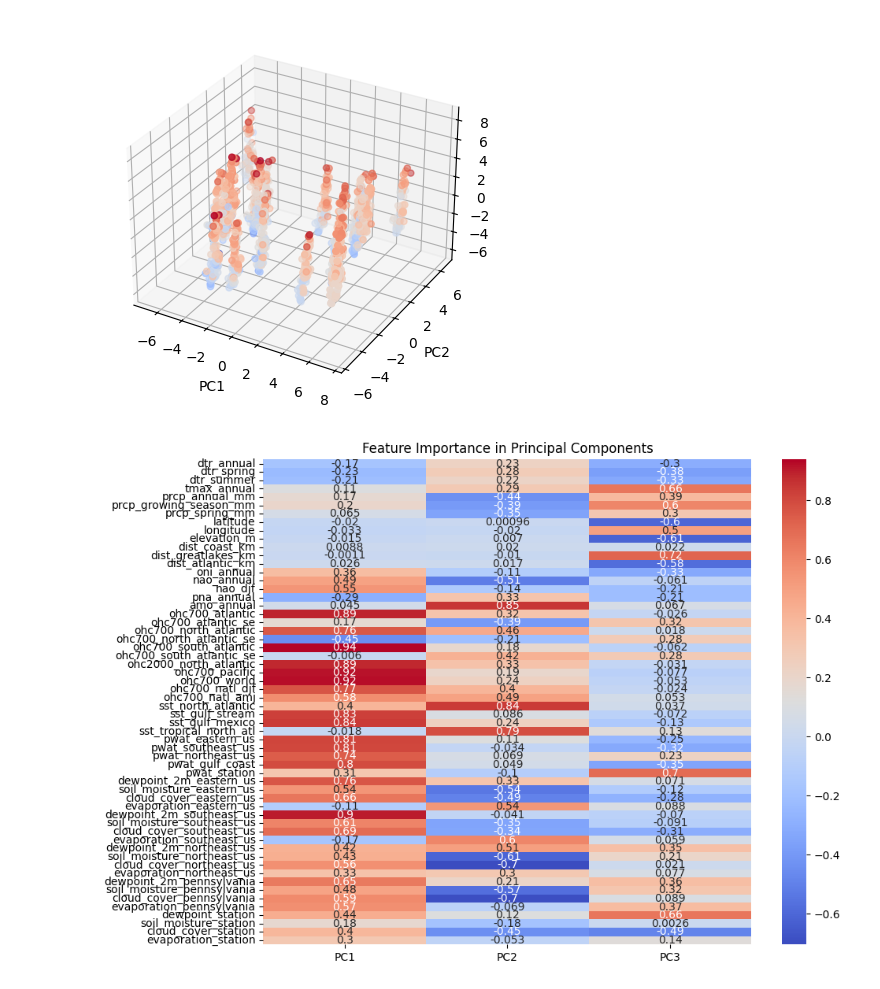
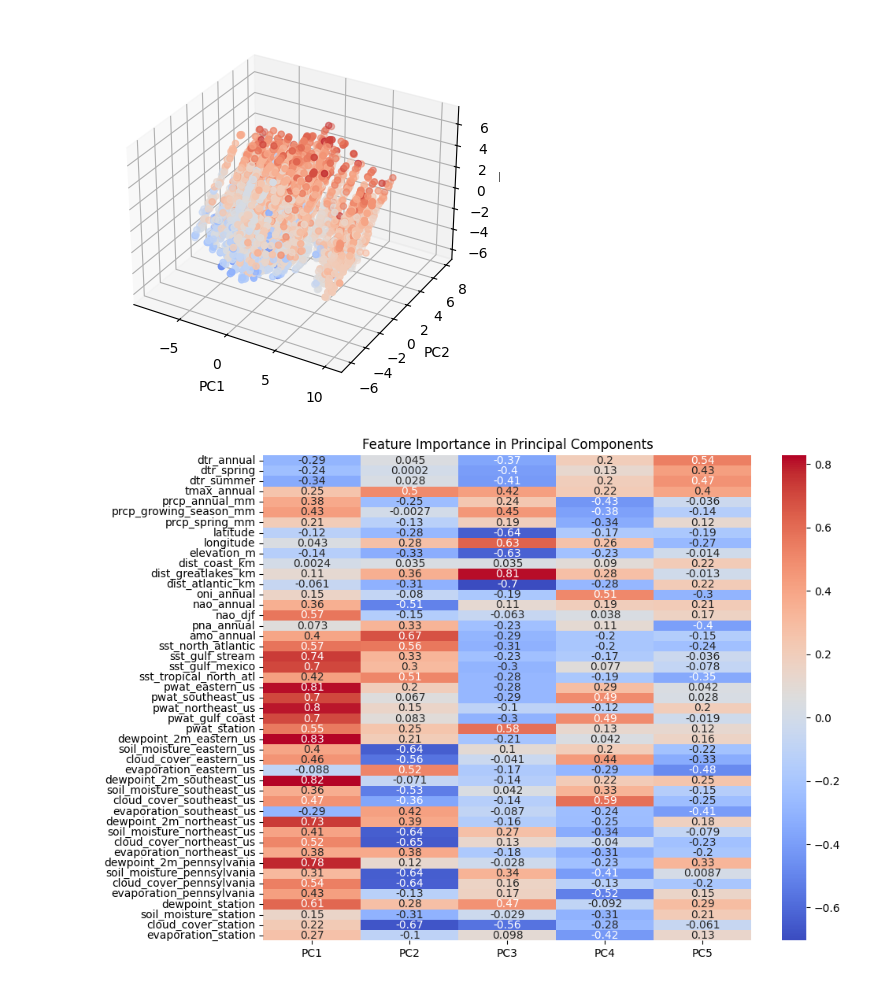
Before and after one commit to samjbaugh/reu26, a Jupyter notebook: Principal_Component_Analysis.ipynb, the cells around one changed output. Cells and saved outputs as stored; diff of their text form; code cells hidden in the pictures.

```diff
--- a/Principal_Component_Analysis.ipynb
+++ b/Principal_Component_Analysis.ipynb
@@ -8,24 +8,30 @@ from sklearn.linear_model import LinearRegression
 import matplotlib.pyplot as plt
 import seaborn as sns
 
-pa_gs = pd.read_csv('data/pa_data.csv').dropna()
-coastal_pa_stations = pa_gs[pa_gs['dist_atlantic_km']< 150]
-lakeside_pa_stations = pa_gs[pa_gs['dist_greatlakes_km']< 150]
-inland_pa_stations = pa_gs[pa_gs['dist_coast_km']>150]
+pa_gs = pd.read_csv('data/pa_data.csv')
 # %%
-X = pa_gs[['dtr_annual', 'dtr_spring', 'dtr_summer', 'tmax_annual', 'prcp_annual_mm', 'prcp_growing_season_mm',
+X = ['dtr_annual', 'dtr_spring', 'dtr_summer', 'tmax_annual', 'prcp_annual_mm', 'prcp_growing_season_mm',
     'prcp_spring_mm', 'latitude', 'longitude', 'elevation_m', 'dist_coast_km', 'dist_greatlakes_km', 'dist_atlantic_km',
-    'oni_annual', 'nao_annual', 'nao_djf', 'pna_annual', 'amo_annual', 'ohc700_atlantic', 'ohc700_atlantic_se',
-    'ohc700_north_atlantic', 'ohc700_north_atlantic_se', 'ohc700_south_atlantic', 'ohc700_south_atlantic_se',
-    'ohc2000_north_atlantic', 'ohc700_pacific', 'ohc700_world','ohc700_natl_djf', 'ohc700_natl_amj', 'sst_north_atlantic',
+    'oni_annual', 'nao_annual', 'nao_djf', 'pna_annual', 'amo_annual', 'sst_north_atlantic',
     'sst_gulf_stream', 'sst_gulf_mexico', 'sst_tropical_north_atl', 'pwat_eastern_us', 'pwat_southeast_us',
     'pwat_northeast_us', 'pwat_gulf_coast', 'pwat_station', 'dewpoint_2m_eastern_us', 'soil_moisture_eastern_us',
     'cloud_cover_eastern_us', 'evaporation_eastern_us', 'dewpoint_2m_southeast_us', 'soil_moisture_southeast_us',
     'cloud_cover_southeast_us', 'evaporation_southeast_us', 'dewpoint_2m_northeast_us', 'soil_moisture_northeast_us',
     'cloud_cover_northeast_us', 'evaporation_northeast_us', 'dewpoint_2m_pennsylvania', 'soil_moisture_pennsylvania',
     'cloud_cover_pennsylvania', 'evaporation_pennsylvania', 'dewpoint_station', 'soil_moisture_station',
-    'cloud_cover_station', 'evaporation_station']]
-y = pa_gs['growing_season_length']
+    'cloud_cover_station', 'evaporation_station']
+y = ['growing_season_length']
+# %%
+def remove_nulls(data_subset, X, y):
+        # Drop rows where any of the specified X columns have nulls
+        data_subset_cleaned = data_subset.dropna(subset=X, ignore_index=True)
+        # Separate the cleaned dataframe back into X and y
+        X_cleaned = data_subset_cleaned[X]
+        y_cleaned = data_subset_cleaned[y]
+        y_cleaned = y_cleaned.squeeze()
+        return X_cleaned, y_cleaned
+
+X_gs, y = remove_nulls(pa_gs, X, y)
 # %%
 def principal_component_analysis(X, y):
     #creates and graphs principal component analysis for inputted X and y
@@ -64,7 +70,7 @@ def principal_component_analysis(X, y):
     plt.show()
 
     # Third PCA
-    pca3 = PCA(n_components=3)
+    pca3 = PCA(n_components=5)
     X_pca3 = pca3.fit_transform(X_train)
 
     fig = plt.figure()
@@ -77,9 +83,9 @@ def principal_component_analysis(X, y):
 
     loadings = pca3.components_.T * np.sqrt(pca3.explained_variance_)
     plt.figure(figsize=(10, 8))
-    sns.heatmap(loadings, annot=True, cmap='coolwarm', xticklabels=['PC1', 'PC2', 'PC3'], yticklabels=X.columns)
+    sns.heatmap(loadings, annot=True, cmap='coolwarm', xticklabels=['PC1', 'PC2', 'PC3', 'PC4', 'PC5'], yticklabels=X.columns)
     plt.title('Feature Importance in Principal Components')
     plt.show()
 # %%
-principal_component_analysis(X, y)
+principal_component_analysis(X_gs, y)
 # %% [output]
@@ -88,2 +94,2 @@ principal_component_analysis(X, y)
-[figure, old version]
+[figure, new version]
-[figure, old version]
+[figure, new version]
```
Also changed, not shown: parts of 7 cells of this notebook, 9 other files.
